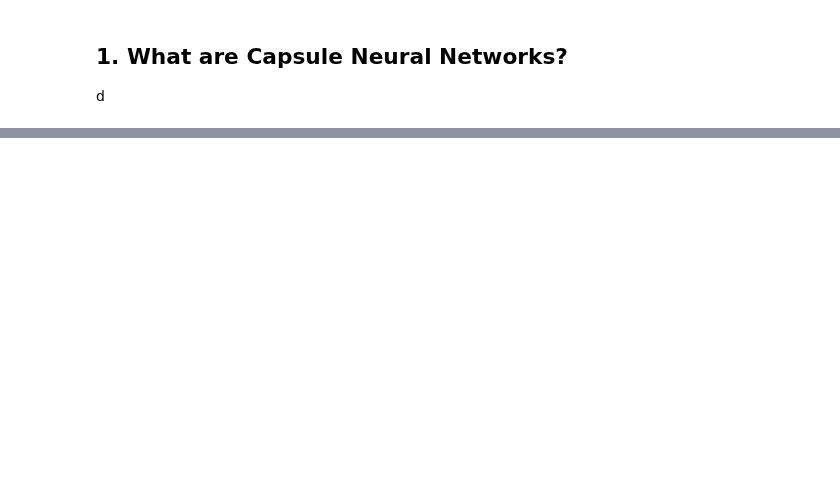
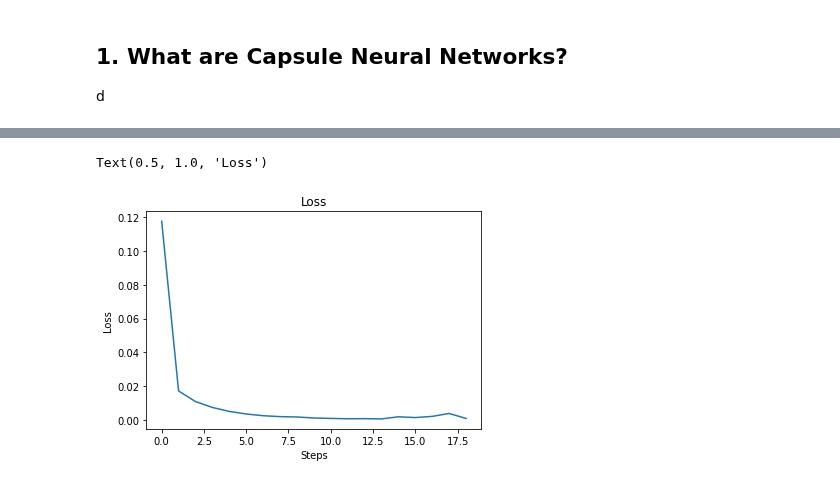
Before and after one commit to metalglove/Fontys-ADS, a Jupyter notebook: Assignments/OP/Open Program.ipynb, the cells around one changed output, grey strips where cells are left out. Cells and saved outputs as stored; diff of their text form; code cells hidden in the pictures; blank space fills up the shorter version.

Commit message:
Working Capsule network on MNIST

```diff
--- a/Assignments/OP/Open Program.ipynb
+++ b/Assignments/OP/Open Program.ipynb
@@ -205,0 +414,6 @@ output.shape
+# %%
+image_dimensions = (mnistDataset.img_height, mnistDataset.img_width, 1)
+model = MNISTCapsuleNetwork(image_dimensions)
+model.build((batch_size,) + image_dimensions)
+model.compile(optimizer='adam', loss=margin_loss, metrics='accuracy')
+model.summary(line_length=144)
@@ -205,0 +437,29 @@ output.shape
+# %%
+from tensorflow.keras.callbacks import EarlyStopping, ModelCheckpoint, TensorBoard
+
+# current time
+current_time = datetime.datetime.now().strftime("%Y%m%d-%H%M%S")
+
+# create the checkpoint path
+checkpoint_path = "checkpoints/mnist_capsnet/" + current_time + ".ckpt"
+
+# create logging
+log_dir = "logs/mnist_capsnet/" + current_time
+
+# create all callbacks
+callbacks = [
+  EarlyStopping(patience=5, monitor='val_loss'),
+  TensorBoard(log_dir=log_dir, profile_batch=0),
+  ModelCheckpoint(checkpoint_path, save_weights_only=True, verbose=1)
+]
+# %%
+epochs = 50
+history = model.fit(
+    mnistDataset.train_ds,
+    validation_data=mnistDataset.val_ds,
+    batch_size=batch_size,
+    epochs=epochs,
+    validation_steps=mnistDataset.val_size,
+    steps_per_epoch=mnistDataset.train_size,
+    callbacks=callbacks,
+    verbose=1)
@@ -205,0 +484,8 @@ output.shape
+# %%
+plt.plot(range(len(history.history['loss'])), history.history['loss'])
+plt.xlabel('Steps')
+plt.ylabel('Loss')
+plt.title('Loss')
+# %% [output]
+Text(0.5, 1.0, 'Loss')
+[figure, added]
```
Also changed, not shown: parts of 40 cells of this notebook, 3 other files.
